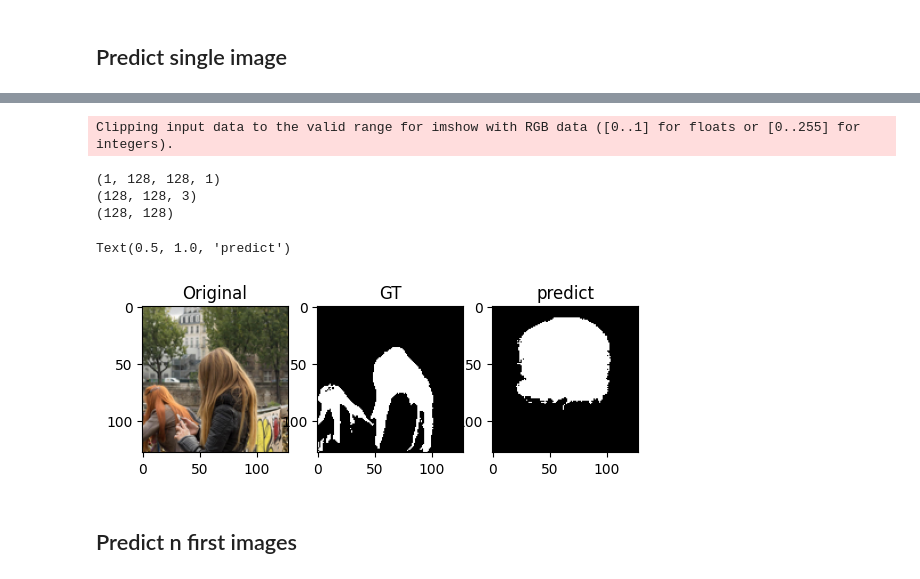
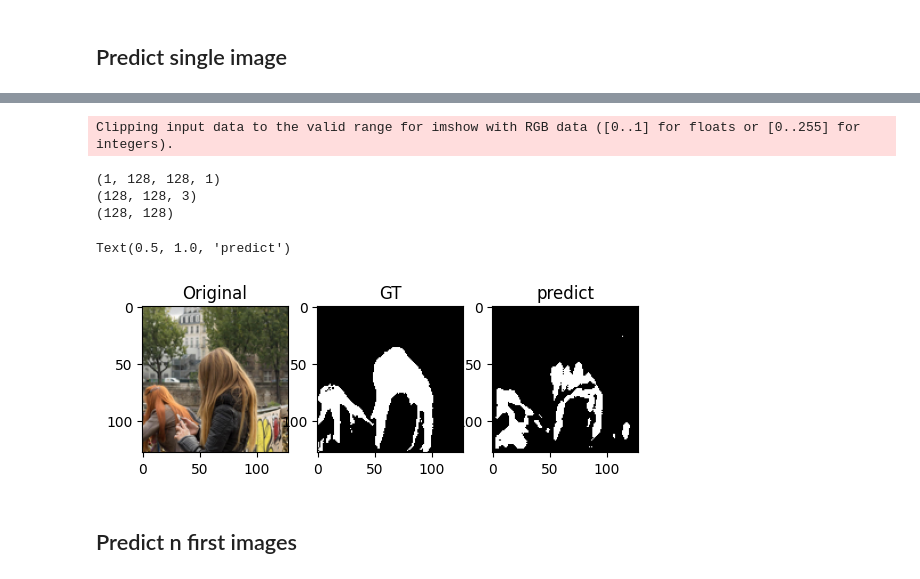
Before and after one commit to Kainasu/hair-seg-project, a Jupyter notebook: hair-segmentation.ipynb, the cells around one changed output, grey strips where cells are left out. Saved outputs shown, nothing was run; the diff lists cells and outputs as text; code cells hidden in the pictures.

Commit message:
delete innacurate model

```diff
--- a/hair-segmentation.ipynb
+++ b/hair-segmentation.ipynb
@@ -236,7 +227,7 @@ plt.show()
 ## Predict single image
 # %%
 #Load trained model if necessary
-model = load_model('bce_model.h5')
+model = load_model('bce_50epochs_conv6a_model.h5')
 
 idx = 30
 
@@ -271,9 +262,9 @@ plt.title("predict")
 Clipping input data to the valid range for imshow with RGB data ([0..1] for floats or [0..255] for integers).
 (1, 128, 128, 1)
 (128, 128, 3)
 (128, 128)
 Text(0.5, 1.0, 'predict')
-[figure, old version]
+[figure, new version]
 # %% [markdown]
 ## Predict n first images
 # %%
```
Also changed, not shown: parts of 6 cells of this notebook, 3 other files.
